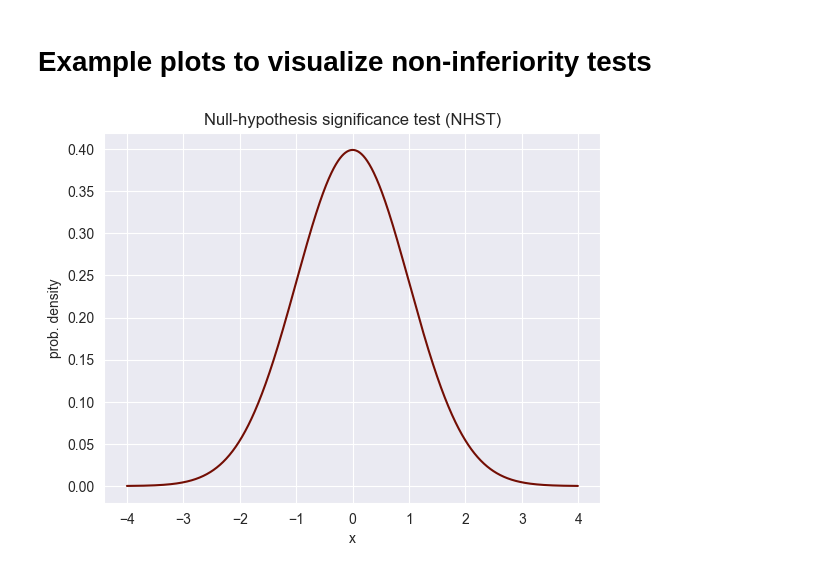
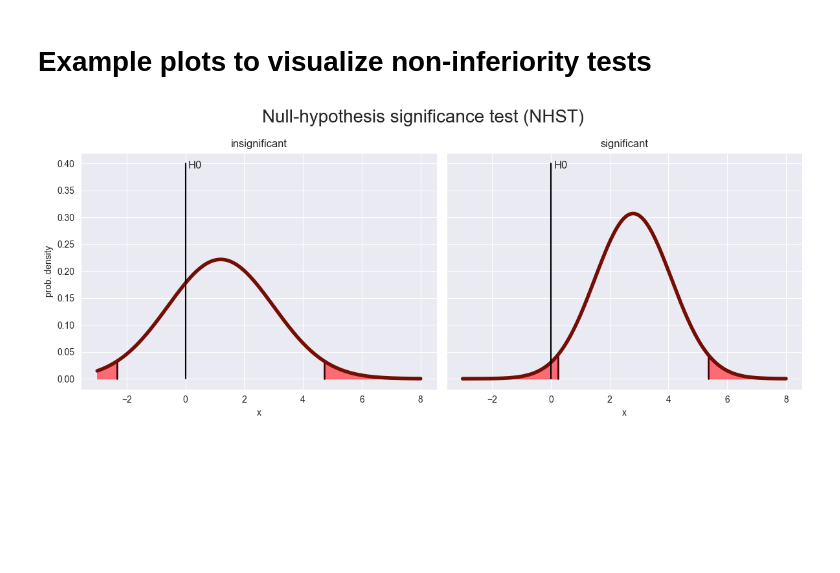
Before and after one commit to TimWiesner99/trust-medical-AI, a Jupyter notebook: plots/example_plots.ipynb, the cells around one changed output. Drawn from its saved outputs; the diff is of its cells as text; code cells hidden in the pictures; blank space fills up the shorter version.

Commit message:
Created example figures to explain non-inferiority tests.

```diff
--- a/plots/example_plots.ipynb
+++ b/plots/example_plots.ipynb
@@ -10,3 +10,6 @@ colours = {'poppy':'#ff424b',
            'berry':'#8f2011',
            'maroon':'#730e04',
            'mahogany':'#4a0004'}
+
+def vline(x, top, bottom=0):
+    return [x, x], [bottom, top]
@@ -18,14 +16,51 @@ range = 4
-# %%
-x = np.arange(-range, range, 2*range/N)
-y = stats.norm.pdf(x, mean, std)
 # %%
-fig, ax = plt.subplots()
+def nhst(ax, MEAN, STD, FROM, TO, alpha = 0.05, title=''):
+    N = 1000
 
-ax.plot(x, y, color=colours['maroon'])
-ax.set_xlabel('x')
-ax.set_ylabel('prob. density')
+    def pdf(x):
+        return stats.norm.pdf(x, MEAN, STD)
 
-plt.title('Null-hypothesis significance test (NHST)')
-plt.show()
+    x = np.arange(FROM, TO, 2*abs(FROM-TO)/N)
+    y = pdf(x)
+
+    x_sig_l = stats.norm.ppf(alpha/2, MEAN, STD)
+    x_sig_r = stats.norm.ppf(1-alpha/2, MEAN, STD)
+
+    # significance areas
+    ax.plot(*vline(x_sig_l, pdf(x_sig_l)), linewidth=2, color=colours['mahogany'])
+    fill = np.arange(FROM, x_sig_l, 0.01)
+    ax.fill_between(fill, pdf(fill), color=colours['poppy'], alpha=0.75)
+
+    ax.plot(*vline(x_sig_r, pdf(x_sig_r)), linewidth=2, color=colours['mahogany'])
+    fill = np.arange(x_sig_r, TO, 0.01)
+    ax.fill_between(fill, pdf(fill), color=colours['poppy'], alpha=0.75)
+
+    # bell curve
+    ax.plot(x, y, color=colours['maroon'], linewidth=4)
+
+    # labels
+    ax.set_xlabel('x')
+    ax.set_title(title)
-# %% [output]
-[figure, removed]
+# %%
+# NHST plots
+fig, axs = plt.subplots(ncols=2, figsize=(12,5), sharey=True)
+height = 0.4
+
+nhst(axs[0], 1.2, 1.8, -3, 8, title='insignificant')
+nhst(axs[1], 2.8, 1.3, -3, 8, title='significant')
+
+# vertical lines at 0
+for ax in axs:
+    ax.plot(*vline(0, height), c='k')
+    ax.text(0.1, height-0.01, 'H0', fontsize=12)
+
+
+axs[0].set_ylabel('prob. density')
+
+fig.suptitle('Null-hypothesis significance test (NHST)', fontsize=20)
+
+plt.tight_layout()
+plt.savefig('examples/nhst.png', transparent=True, dpi=300)
+plt.show()
+# %% [output]
+[figure, added]
```
Also changed, not shown: parts of 2 cells of this notebook, 5 other files.
